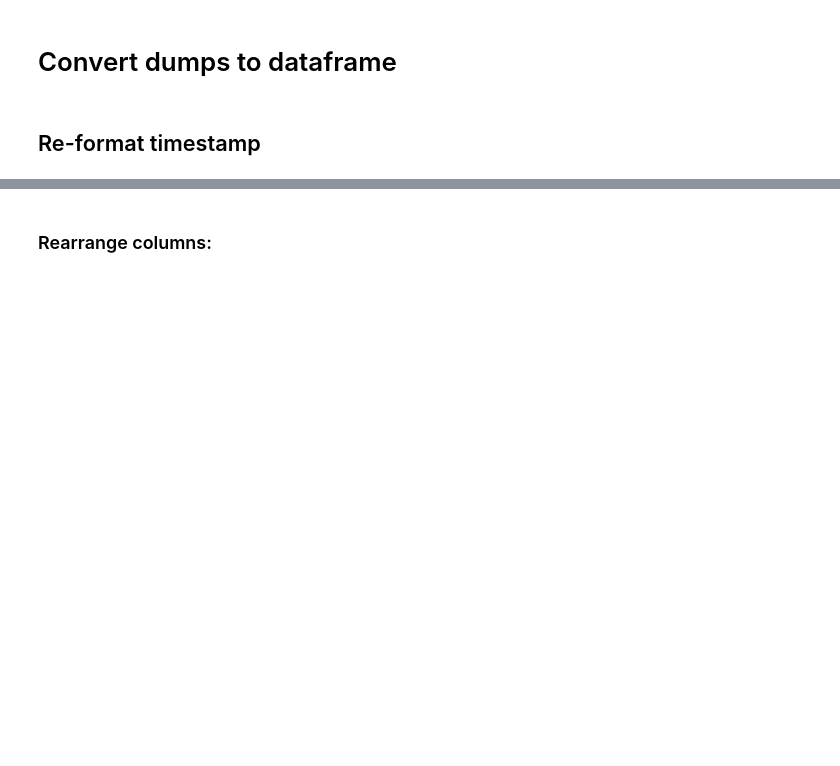
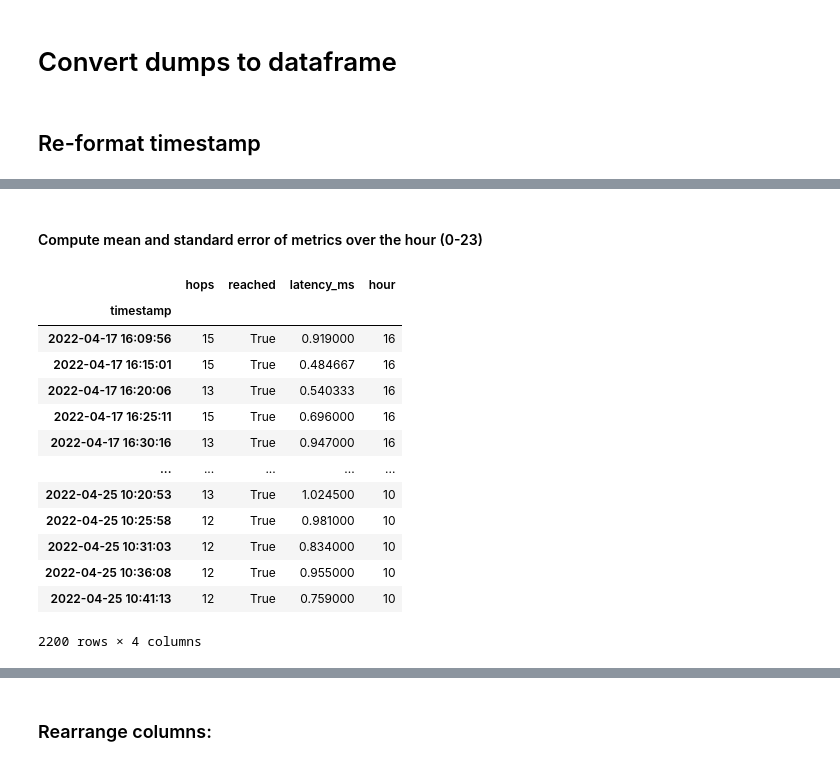
Before and after one commit to aiman-al-masoud/edi_reports, a Jupyter notebook: lab1/analysis.ipynb, the cells around one changed output, grey strips where cells are left out. Saved outputs shown, nothing was run; the diff lists cells and outputs as text; code cells hidden in the pictures; blank space fills up the shorter version.

```diff
--- a/lab1/analysis.ipynb
+++ b/lab1/analysis.ipynb
@@ -62,0 +121,2 @@ df["hour"] = df.index.hour
+# %% [markdown]
+#### Compute mean and standard error of metrics over the hour (0-23)
@@ -62,0 +125,17 @@ df["hour"] = df.index.hour
+# %%
+df
+# %% [output]
+|  | hops | reached | latency_ms | hour |
+| timestamp |  |  |  |  |
+| 2022-04-17 16:09:56 | 15 | True | 0.919000 | 16 |
+| 2022-04-17 16:15:01 | 15 | True | 0.484667 | 16 |
+| 2022-04-17 16:20:06 | 13 | True | 0.540333 | 16 |
+| 2022-04-17 16:25:11 | 15 | True | 0.696000 | 16 |
+| 2022-04-17 16:30:16 | 13 | True | 0.947000 | 16 |
+| ... | ... | ... | ... | ... |
+| 2022-04-25 10:20:53 | 13 | True | 1.024500 | 10 |
+| 2022-04-25 10:25:58 | 12 | True | 0.981000 | 10 |
+| 2022-04-25 10:31:03 | 12 | True | 0.834000 | 10 |
+| 2022-04-25 10:36:08 | 12 | True | 0.955000 | 10 |
+| 2022-04-25 10:41:13 | 12 | True | 0.759000 | 10 |
+2200 rows × 4 columns
```
Also changed, not shown: parts of 28 cells of this notebook, 6 other files.
